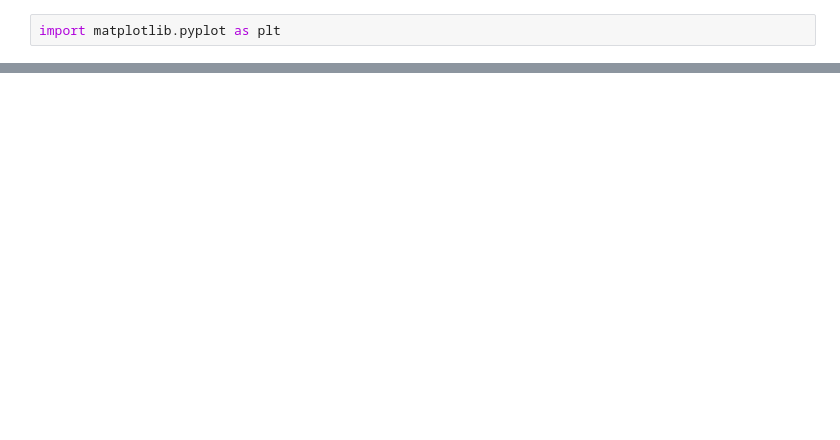
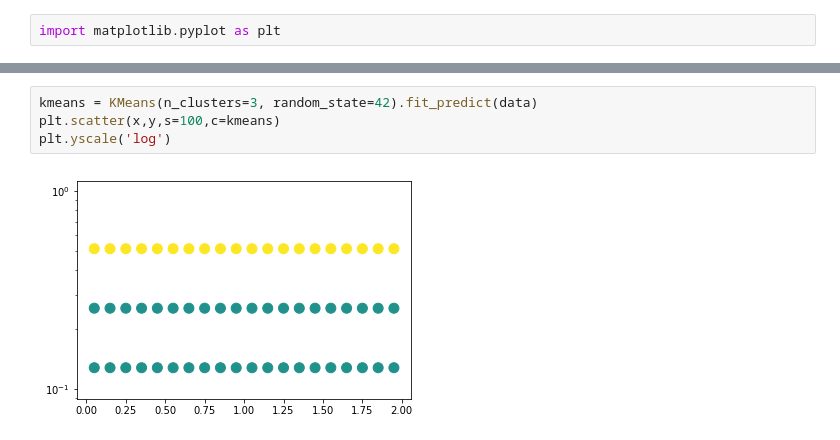
Before and after one commit to AlexVTimofeev/phaseTransitionML, a Jupyter notebook: Clustering.ipynb, the cells around one changed output, grey strips where cells are left out. Cells and saved outputs as stored; diff of their text form; blank space fills up the shorter version.

```diff
--- a/Clustering.ipynb
+++ b/Clustering.ipynb
@@ -36,0 +76,6 @@ plt.scatter(x,y,s=100,c=kmeans)
+# %%
+kmeans = KMeans(n_clusters=3, random_state=42).fit_predict(data)
+plt.scatter(x,y,s=100,c=kmeans)
+plt.yscale('log')
+# %% [output]
+[figure, added]
```
Also changed, not shown: parts of 11 cells of this notebook.
